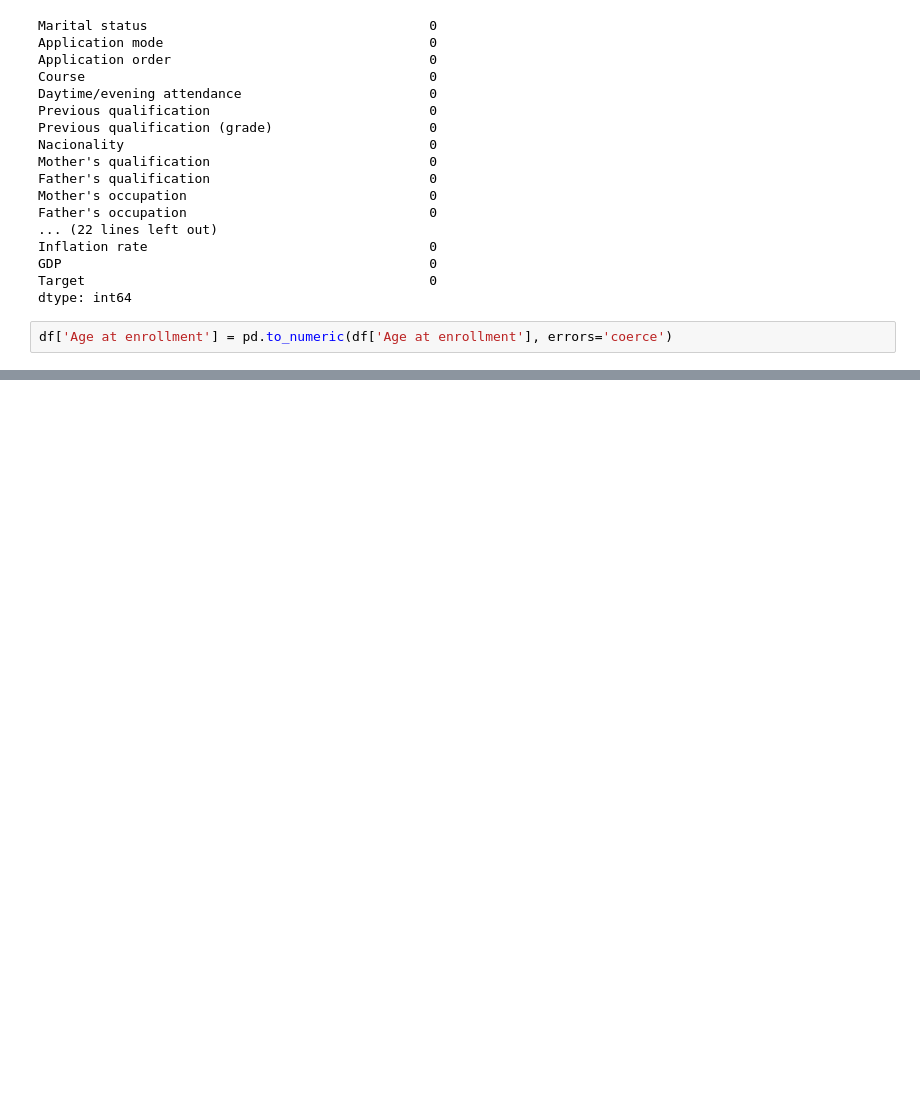
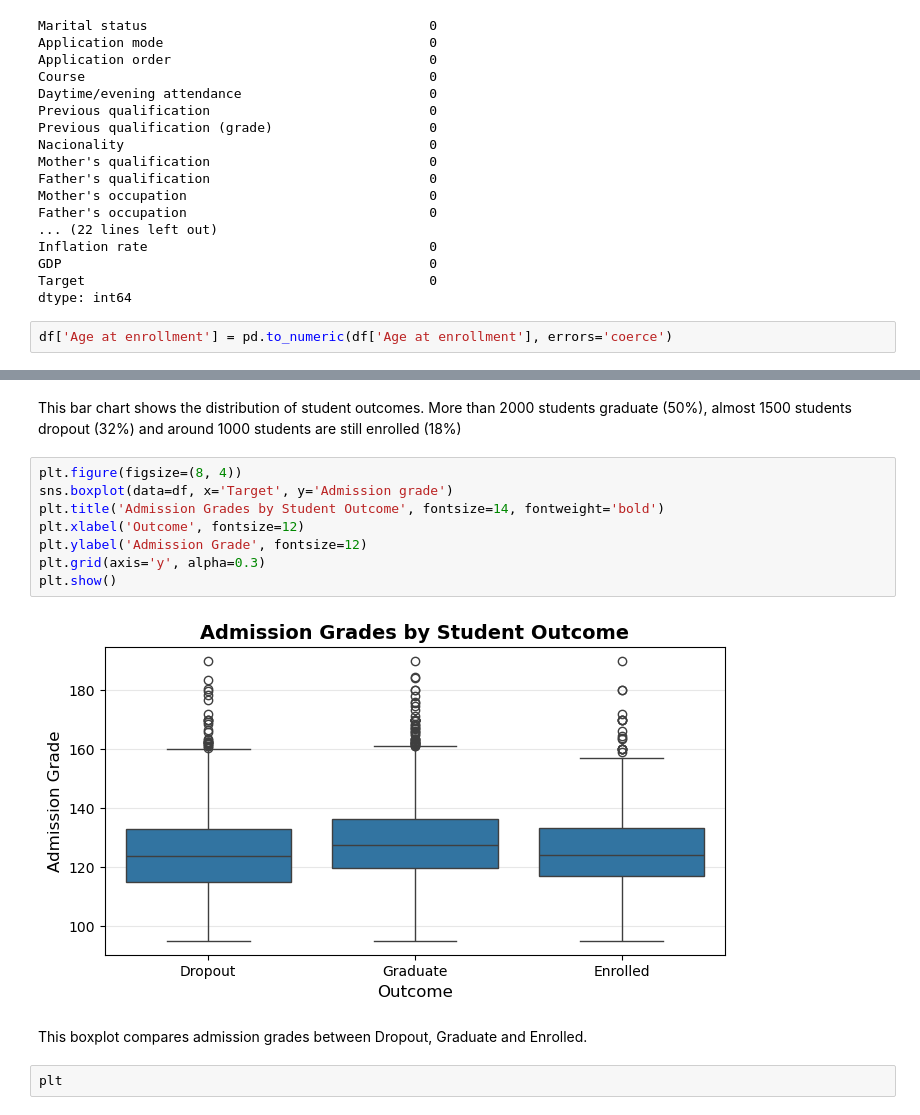
Before and after one commit to sba25155-isabella/CA-1---project-proposal---Isabella-Gubitoso, a Jupyter notebook: Data preparation ok/IsabellaGubitoso_DPrepHDip_CA1.ipynb, the cells around one changed output, grey strips where cells are left out. Drawn from its saved outputs; the diff is of its cells as text; blank space fills up the shorter version.

```diff
--- a/Data preparation ok/IsabellaGubitoso_DPrepHDip_CA1.ipynb
+++ b/Data preparation ok/IsabellaGubitoso_DPrepHDip_CA1.ipynb
@@ -213,0 +226,16 @@ NameError: name 'plt' is not defined
+# %% [markdown]
+This bar chart shows the distribution of student outcomes. More than 2000 students graduate (50%), almost 1500 students dropout (32%) and around 1000 students are still enrolled (18%)
+# %%
+plt.figure(figsize=(8, 4))
+sns.boxplot(data=df, x='Target', y='Admission grade')
+plt.title('Admission Grades by Student Outcome', fontsize=14, fontweight='bold')
+plt.xlabel('Outcome', fontsize=12)
+plt.ylabel('Admission Grade', fontsize=12)
+plt.grid(axis='y', alpha=0.3)
+plt.show()
+# %% [output]
+[figure, added]
+# %% [markdown]
+This boxplot compares admission grades between Dropout, Graduate and Enrolled.
+# %%
+plt
```
Also changed, not shown: parts of 4 cells of this notebook.
